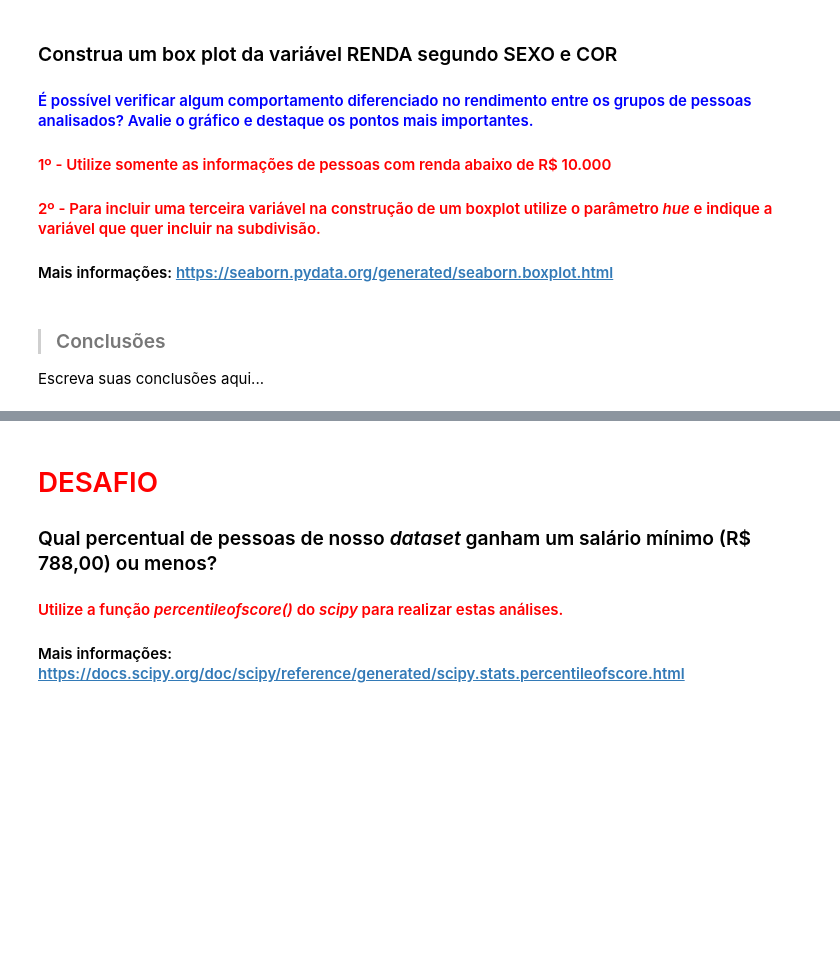
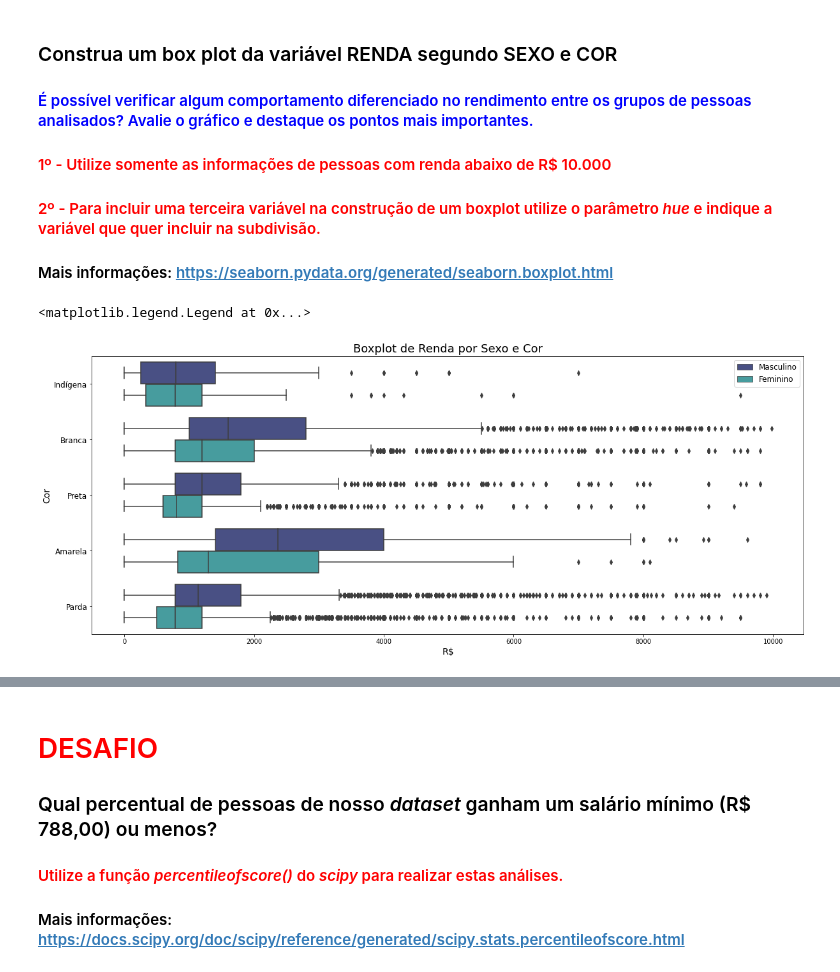
Before and after one commit to ecomunick/python_projects, a Jupyter notebook: statistics1/Análise_Descritiva.ipynb, the cells around one changed output, grey strips where cells are left out. Drawn from its saved outputs; the diff is of its cells as text; code cells hidden in the pictures; blank space fills up the shorter version.

```diff
--- a/statistics1/Análise_Descritiva.ipynb
+++ b/statistics1/Análise_Descritiva.ipynb
@@ -441,7 +477,17 @@ Escreva suas conclusões aqui...
 #### <font color='red'>1º - Utilize somente as informações de pessoas com renda abaixo de R$ 10.000</font>
 #### <font color='red'>2º - Para incluir uma terceira variável na construção de um boxplot utilize o parâmetro <i>hue</i> e indique a variável que quer incluir na subdivisão.</font>
 #### Mais informações: https://seaborn.pydata.org/generated/seaborn.boxplot.html
-# %% [markdown]
-> ### Conclusões
-
-Escreva suas conclusões aqui...
+# %%
+ax = sns.boxplot(x= 'Renda', y='Cor', hue='Sexo', data=dados.query('Renda < 10000'), orient='h', palette="mako")
+ax.figure.set_size_inches(20, 8) # personalizar o tamanho da figura
+ax.set_title('Boxplot de Renda por Sexo e Cor', fontsize = 18) # conf o titulo do grafico
+ax.set_xlabel('R$', fontsize = 14) # configurando o eixo x
+ax.set_ylabel('Cor', fontsize = 14) # configurando o eixo y
+ax.set_yticklabels(['Indígena',	'Branca',	'Preta',	'Amarela',	'Parda'], fontsize = 12) # config os ticks eixo y
+
+#Configuracao da legenda do grafico (Sexo)
+handles, _ = ax.get_legend_handles_labels()
+ax.legend(handles, ['Masculino', 'Feminino'], fontsize = 12)
+# %% [output]
+<matplotlib.legend.Legend at 0x...>
+[figure, added]
```
Also changed, not shown: parts of 24 cells of this notebook.
